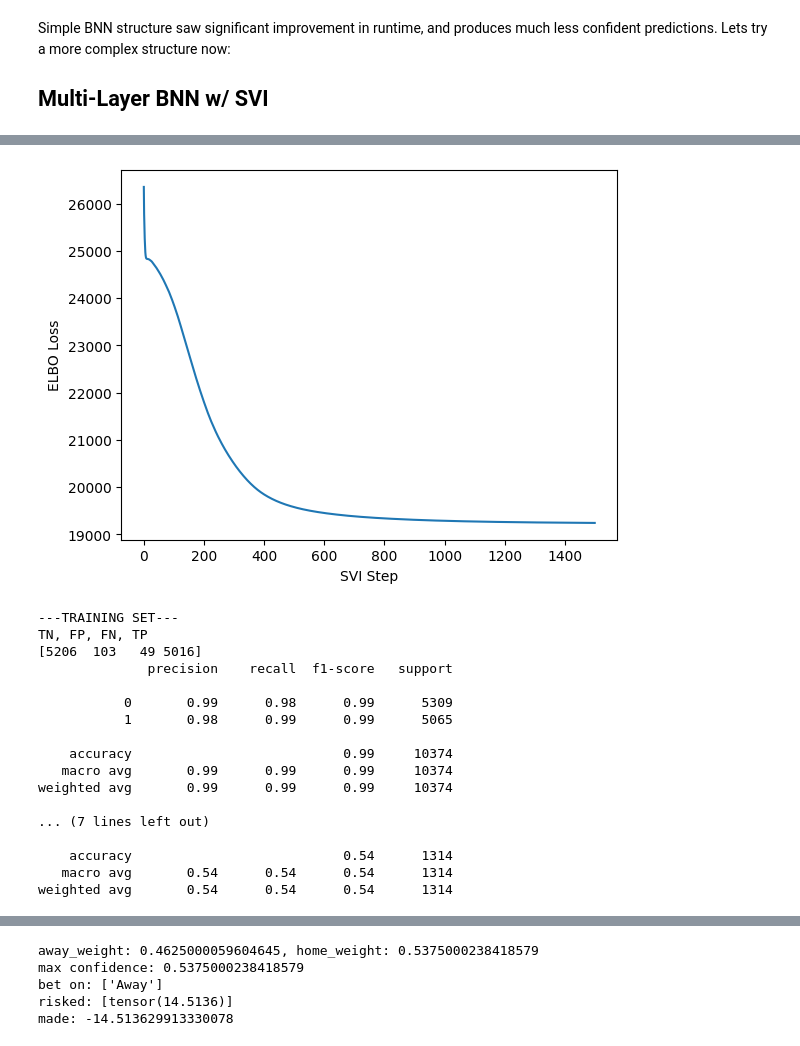
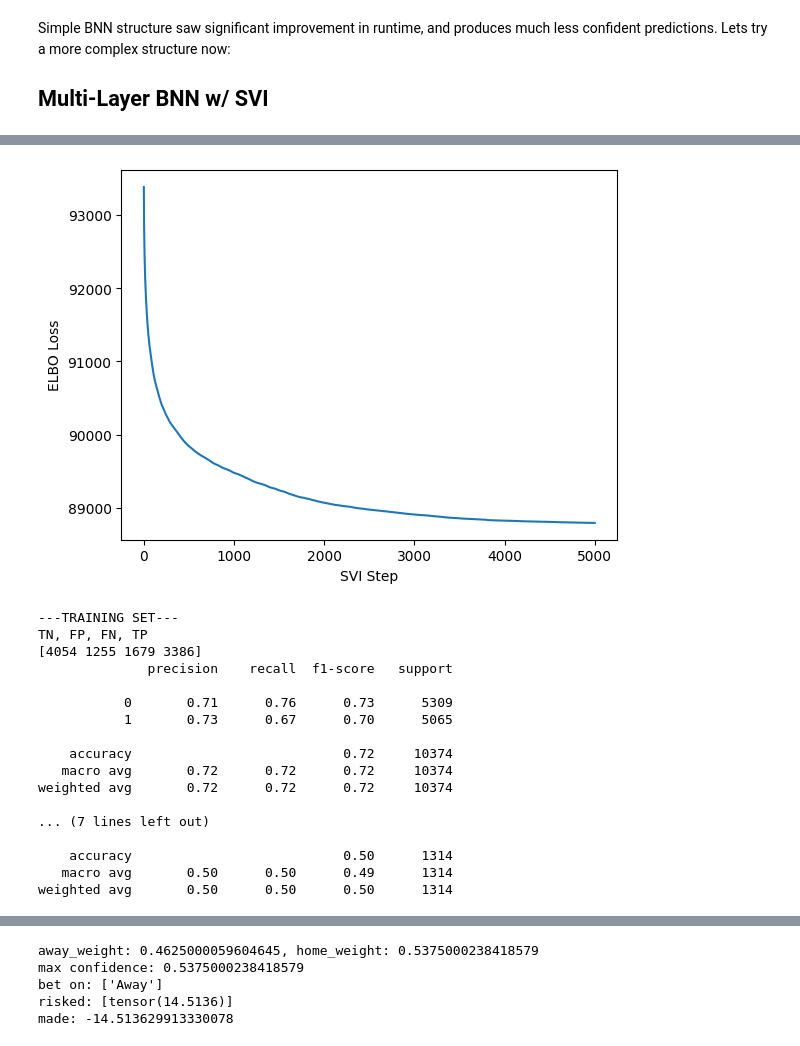
Before and after one commit to Andrei-Treil/betting_bot, a Jupyter notebook: notebooks/bnn_betting.ipynb, the cells around one changed output, grey strips where cells are left out. Drawn from its saved outputs; the diff is of its cells as text; code cells hidden in the pictures.

```diff
--- a/notebooks/bnn_betting.ipynb
+++ b/notebooks/bnn_betting.ipynb
@@ -697,11 +697,11 @@ from pyro.infer import TraceEnum_ELBO
 from pyro.optim import Adam
 
 pyro.clear_param_store()
-bnn_cat = BNN_Multi_Layer_SVI(in_dim=16,first_hid_dim=64,sec_hid_dim=128,thir_hid_dim=64,out_dim=2,prior_scale=1,bias_scale=5)
+bnn_cat = BNN_Multi_Layer_SVI(in_dim=16,first_hid_dim=128,sec_hid_dim=128,thir_hid_dim=128,out_dim=2,prior_scale=4,bias_scale=10)
 guide = AutoDelta(bnn_cat)
-num_steps = 1500
+num_steps = 5000
 
-init_lr = 0.0025
+init_lr = 0.001
 gamma = 0.01
 lrd = gamma ** (1/num_steps)
 optim = ClippedAdam({'lr': init_lr, 'lrd': lrd, "betas": (0.95, 0.999)})
@@ -736,7 +736,7 @@ plt.show()
-[figure, old version]
+[figure, new version]
 # %%
 pyro.clear_param_store()
-predictive = Predictive(bnn_cat, guide=guide, num_samples=10, return_sites=["obs","_RETURN"]) # confidence scales inversely w/ num_samples, low num_samp -> high confidence
+predictive = Predictive(bnn_cat, guide=guide, num_samples=1000, return_sites=["obs","_RETURN"]) # confidence scales inversely w/ num_samples, low num_samp -> high confidence
 
 y_train_1d = [0 if j[0] == 0 else 1 for j in y_train] # [0,1] -> home win -> 0 indicates home win, 1 indicates away
 y_test_1d = [0 if j[0] == 0 else 1 for j in y_test]
@@ -758,21 +758,21 @@ print(classification_report(y_test_1d,adj_test_preds))
 # %% [output]
 ---TRAINING SET---
 TN, FP, FN, TP
-[5206  103   49 5016]
+[4054 1255 1679 3386]
               precision    recall  f1-score   support
 
-           0       0.99      0.98      0.99      5309
-           1       0.98      0.99      0.99      5065
+           0       0.71      0.76      0.73      5309
+           1       0.73      0.67      0.70      5065
 
-    accuracy                           0.99     10374
-   macro avg       0.99      0.99      0.99     10374
-weighted avg       0.99      0.99      0.99     10374
+    accuracy                           0.72     10374
+   macro avg       0.72      0.72      0.72     10374
+weighted avg       0.72      0.72      0.72     10374
 
 ... (7 lines left out)
 
-    accuracy                           0.54      1314
-   macro avg       0.54      0.54      0.54      1314
-weighted avg       0.54      0.54      0.54      1314
+    accuracy                           0.50      1314
+   macro avg       0.50      0.50      0.49      1314
+weighted avg       0.50      0.50      0.50      1314
 # %%
 # features_new = maxabs_scale(np.genfromtxt('../NBA/samps_feats/2022-2023_nba_features_inj.csv',delimiter=','))
 features_new = np.genfromtxt('../NBA/samps_feats/2022-2023_nba_features_inj.csv',delimiter=',')
```
Also changed, not shown: parts of 8 cells of this notebook, 10 other files.
